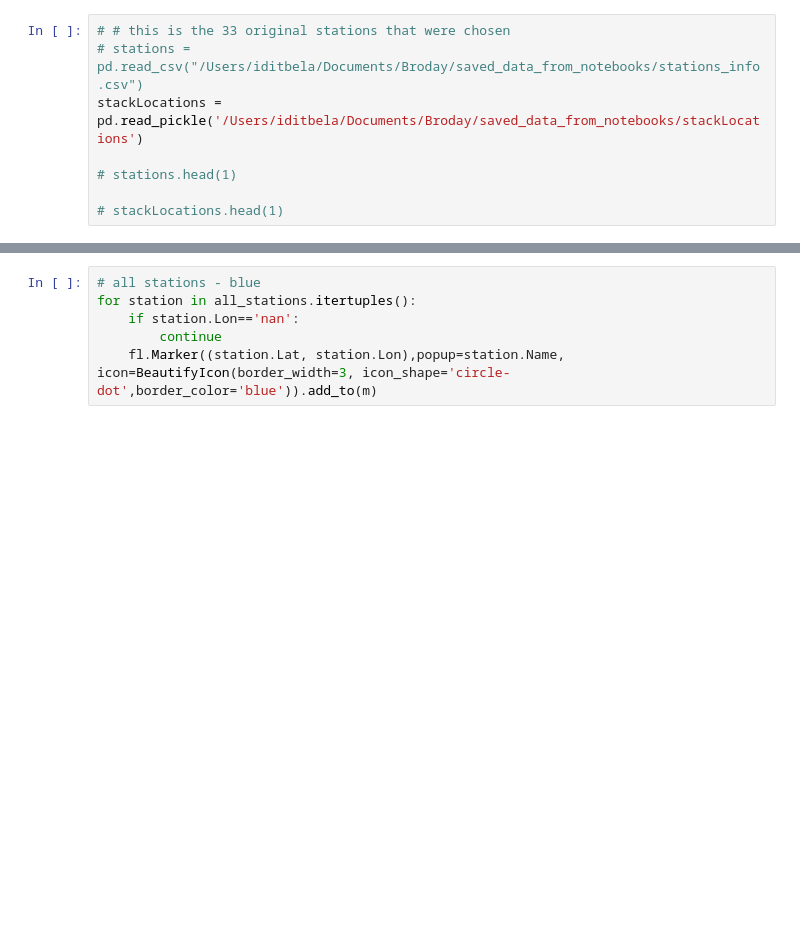
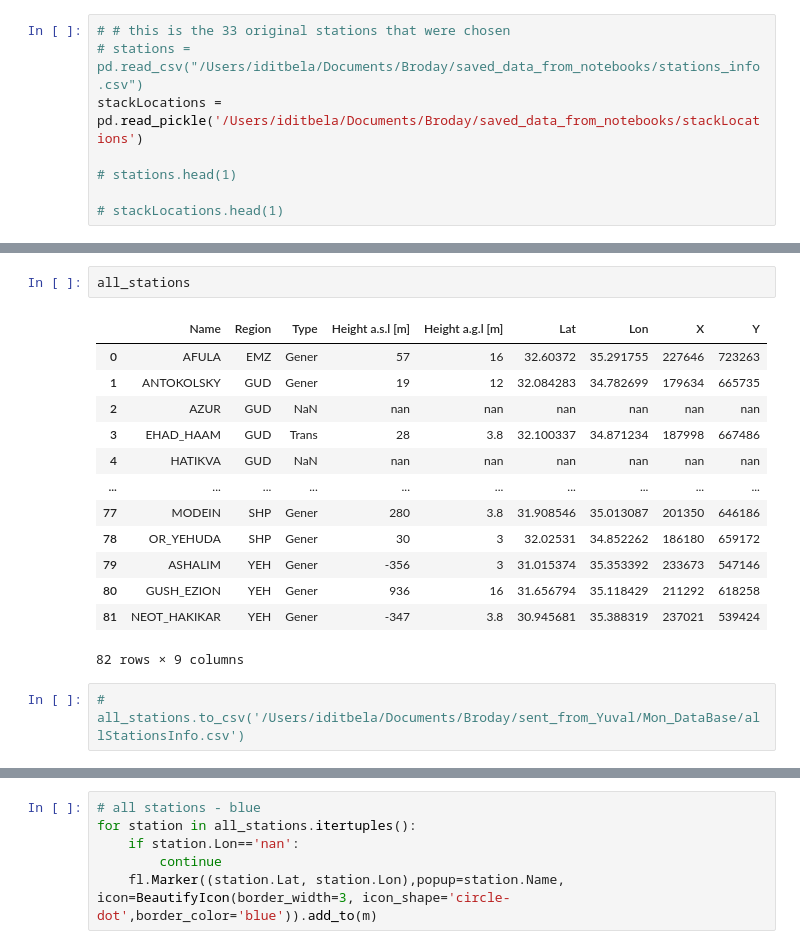
Before and after one commit to iditbela2/Broday_notebooks, a Jupyter notebook: maps.ipynb, the cells around one changed output, grey strips where cells are left out. Saved outputs shown, nothing was run; the diff lists cells and outputs as text; blank space fills up the shorter version.

```diff
--- a/maps.ipynb
+++ b/maps.ipynb
@@ -73,3 +77,21 @@ all_stations = pd.DataFrame(np.array([names,region,Type,HASL,HAGL,lats,lons]).T,
+# %%
+all_stations
+# %% [output]
+|  | Name | Region | Type | Height a.s.l [m] | Height a.g.l [m] | Lat | Lon | X | Y |
+| 0 | AFULA | EMZ | Gener | 57 | 16 | 32.60372 | 35.291755 | 227646 | 723263 |
+| 1 | ANTOKOLSKY | GUD | Gener | 19 | 12 | 32.084283 | 34.782699 | 179634 | 665735 |
+| 2 | AZUR | GUD | NaN | nan | nan | nan | nan | nan | nan |
+| 3 | EHAD_HAAM | GUD | Trans | 28 | 3.8 | 32.100337 | 34.871234 | 187998 | 667486 |
+| 4 | HATIKVA | GUD | NaN | nan | nan | nan | nan | nan | nan |
+| ... | ... | ... | ... | ... | ... | ... | ... | ... | ... |
+| 77 | MODEIN | SHP | Gener | 280 | 3.8 | 31.908546 | 35.013087 | 201350 | 646186 |
+| 78 | OR_YEHUDA | SHP | Gener | 30 | 3 | 32.02531 | 34.852262 | 186180 | 659172 |
+| 79 | ASHALIM | YEH | Gener | -356 | 3 | 31.015374 | 35.353392 | 233673 | 547146 |
+| 80 | GUSH_EZION | YEH | Gener | 936 | 16 | 31.656794 | 35.118429 | 211292 | 618258 |
+| 81 | NEOT_HAKIKAR | YEH | Gener | -347 | 3.8 | 30.945681 | 35.388319 | 237021 | 539424 |
+82 rows × 9 columns
+# %%
+# all_stations.to_csv('/Users/iditbela/Documents/Broday/sent_from_Yuval/Mon_DataBase/allStationsInfo.csv')
 # %%
 all_stations[all_stations.Name=='AFULA']
 # %% [output]
```
Also changed, not shown: parts of 4 cells of this notebook.
